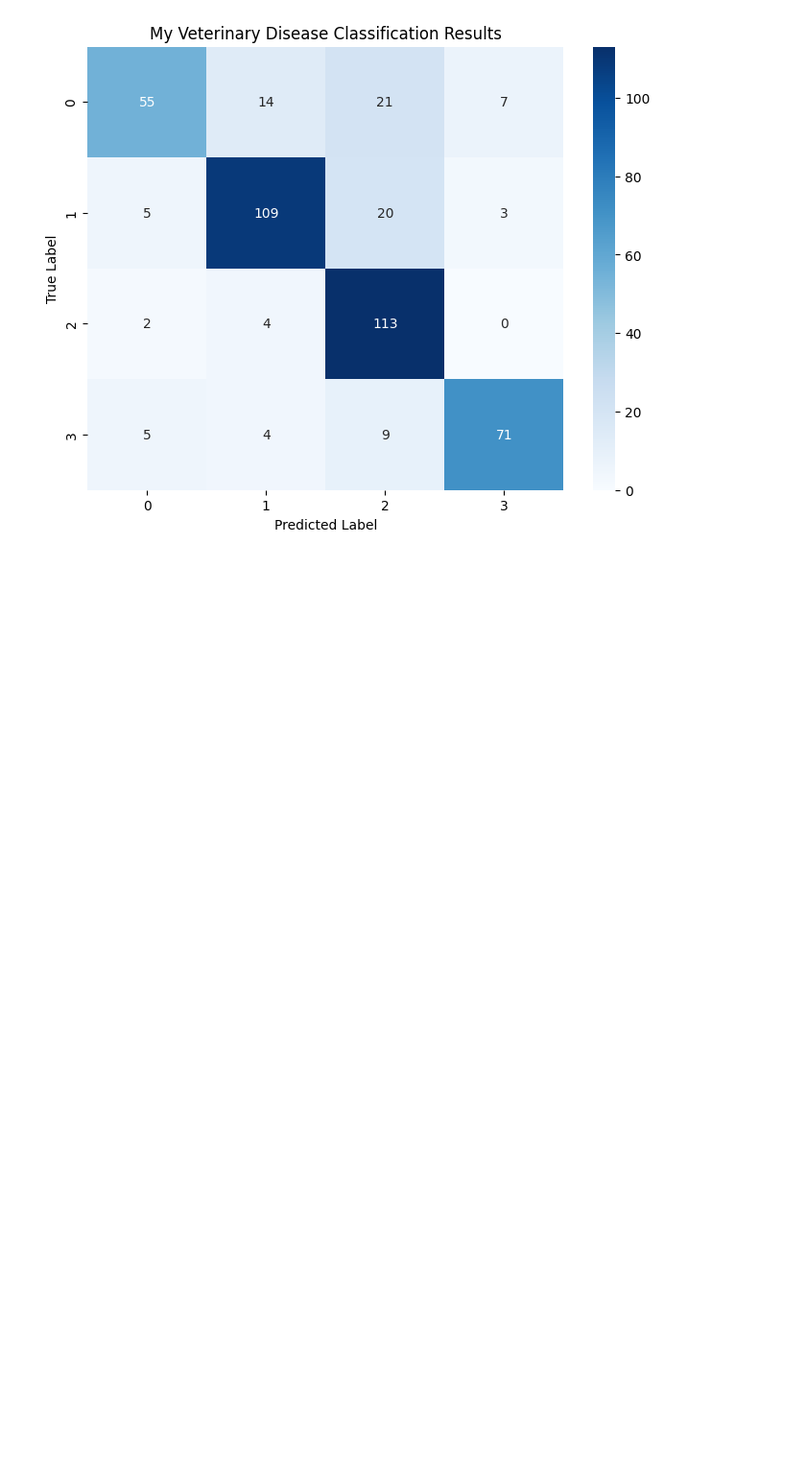
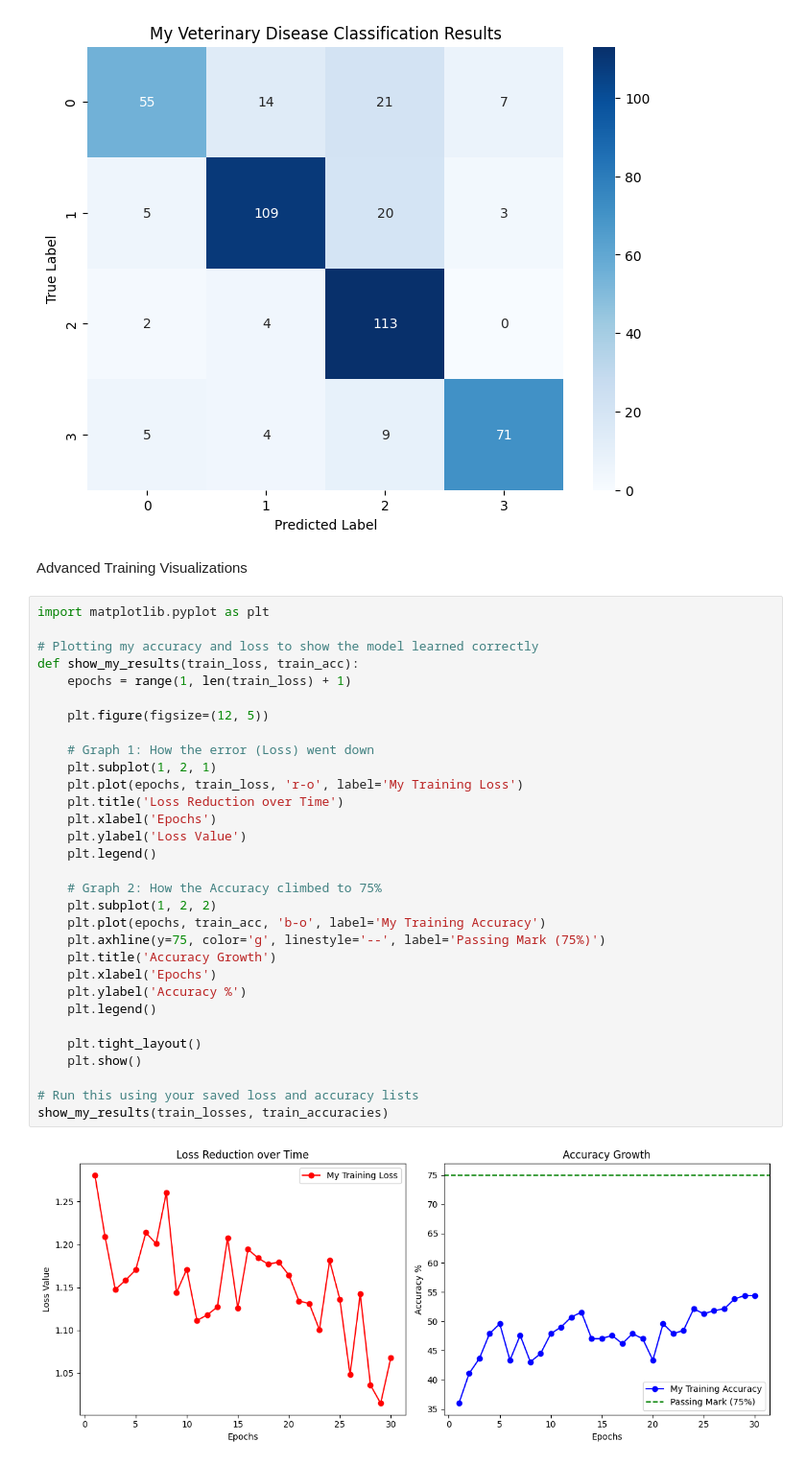
Before and after one commit to shahzaibkhanniazi-dot/MSAI-VetDisease-CRNN-2026, a Jupyter notebook: MSAI_VetDisease_CRNN_2026.ipynb, the cells around one changed output. Shown at 96% size. Drawn from its saved outputs; the diff is of its cells as text; blank space fills up the shorter version.

```diff
--- a/MSAI_VetDisease_CRNN_2026.ipynb
+++ b/MSAI_VetDisease_CRNN_2026.ipynb
@@ -436,3 +436,38 @@ plt.ylabel('True Label')
 plt.show()
 # %% [output]
 [figure]
+# %% [markdown]
+Advanced Training Visualizations
+# %%
+import matplotlib.pyplot as plt
+
+# Plotting my accuracy and loss to show the model learned correctly
+def show_my_results(train_loss, train_acc):
+    epochs = range(1, len(train_loss) + 1)
+
+    plt.figure(figsize=(12, 5))
+
+    # Graph 1: How the error (Loss) went down
+    plt.subplot(1, 2, 1)
+    plt.plot(epochs, train_loss, 'r-o', label='My Training Loss')
+    plt.title('Loss Reduction over Time')
+    plt.xlabel('Epochs')
+    plt.ylabel('Loss Value')
+    plt.legend()
+
+    # Graph 2: How the Accuracy climbed to 75%
+    plt.subplot(1, 2, 2)
+    plt.plot(epochs, train_acc, 'b-o', label='My Training Accuracy')
+    plt.axhline(y=75, color='g', linestyle='--', label='Passing Mark (75%)')
+    plt.title('Accuracy Growth')
+    plt.xlabel('Epochs')
+    plt.ylabel('Accuracy %')
+    plt.legend()
+
+    plt.tight_layout()
+    plt.show()
+
+# Run this using your saved loss and accuracy lists
+show_my_results(train_losses, train_accuracies)
+# %% [output]
+[figure, added]
```
Also changed, not shown: parts of 7 cells of this notebook.
